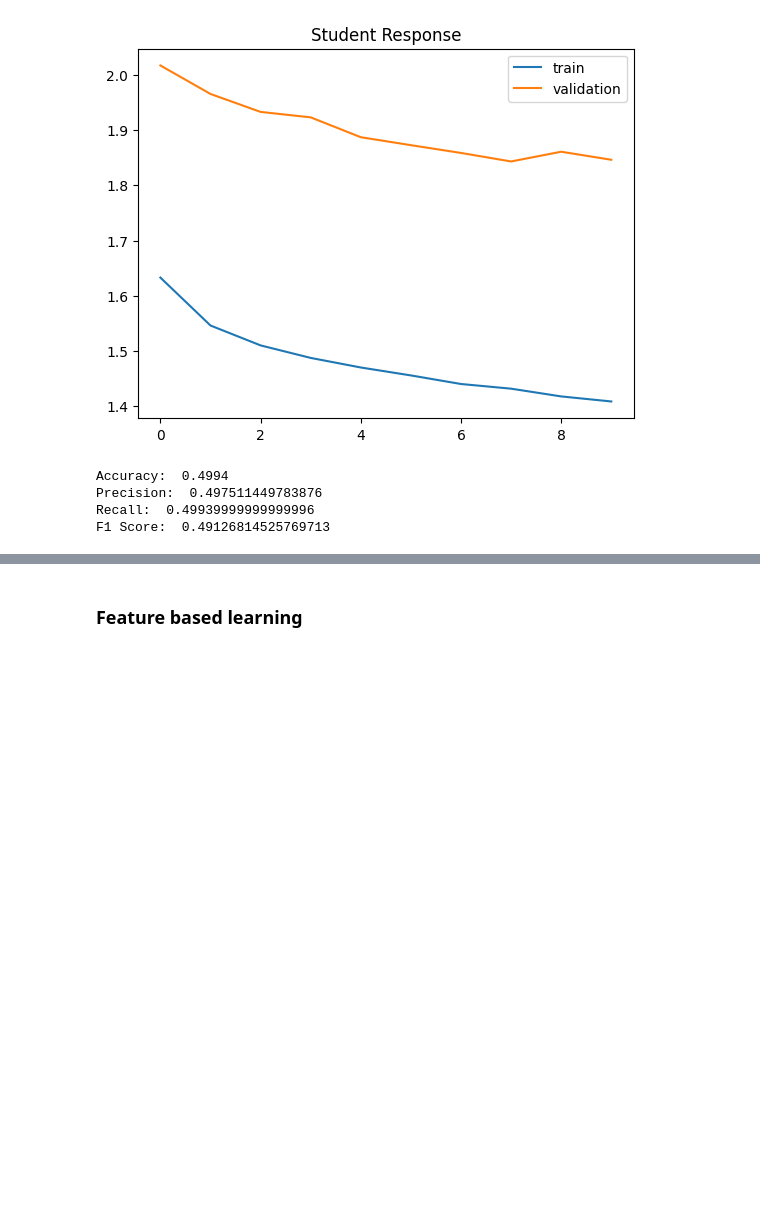
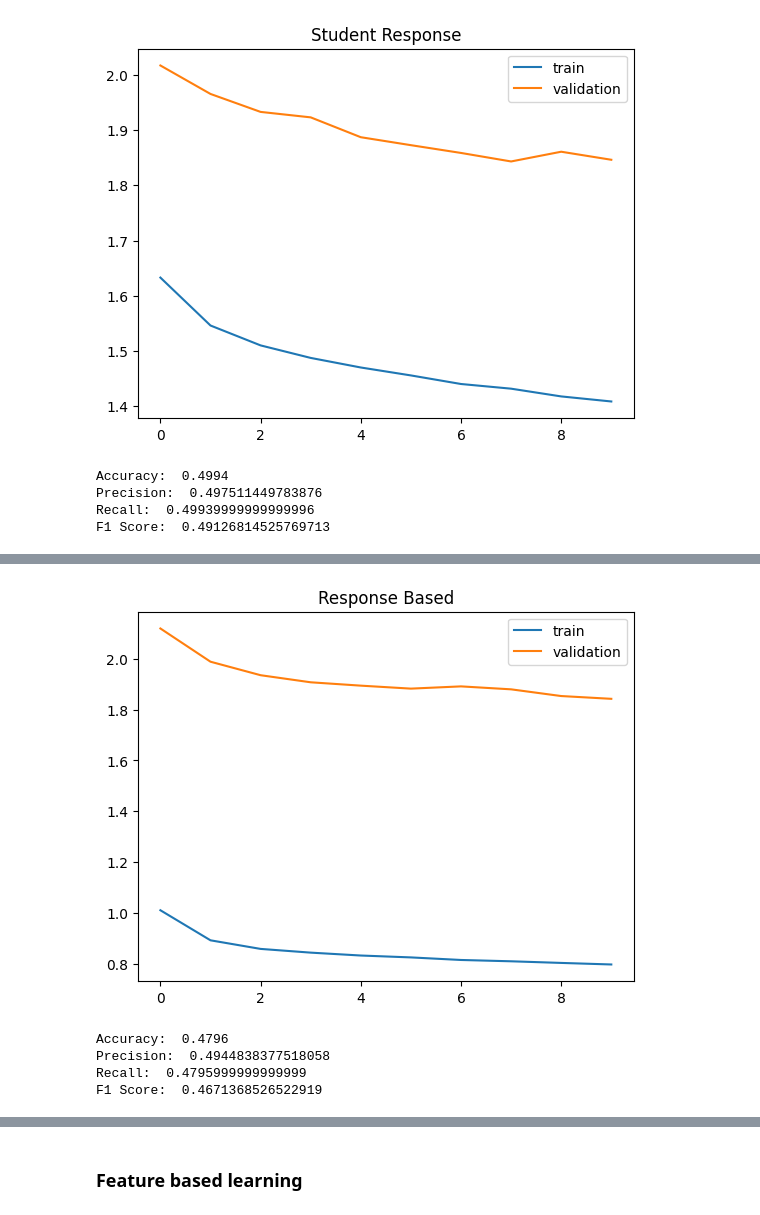
Before and after one commit to hitesh05/Knowledge-Distillation, a Jupyter notebook: ipynb_file/KD_Smai_Project_final.ipynb, the cells around one changed output, grey strips where cells are left out. Drawn from its saved outputs; the diff is of its cells as text; code cells hidden in the pictures; blank space fills up the shorter version.

```diff
--- a/ipynb_file/KD_Smai_Project.ipynb
+++ b/ipynb_file/KD_Smai_Project_final.ipynb
@@ -663,3 +663,10 @@ Accuracy:  0.4994
 Precision:  0.497511449783876
 Recall:  0.49939999999999996
 F1 Score:  0.49126814525769713
+# %%
+# Check for different alphas and Ts
+
+# alpha = 0.5, T = 20
+resp_ch = Student().to(device)
+resp_ch, train_loss, val_loss = distiller(teacher, resp_ch, alpha=0.5, temperature=20, is_KD_train=True)
+# %% [output]
@@ -665,0 +683,13 @@ F1 Score:  0.49126814525769713
+[figure, added]
+# %%
+# Check metrics
+acc,p,re,f1 = get_metrics(resp_ch)
+print("Accuracy: ", acc)
+print("Precision: ", p)
+print("Recall: ", re)
+print("F1 Score: ", f1)
+# %% [output]
+Accuracy:  0.4796
+Precision:  0.4944838377518058
+Recall:  0.4795999999999999
+F1 Score:  0.4671368526522919
```
Also changed, not shown: parts of 12 cells of this notebook, 1 other file.
